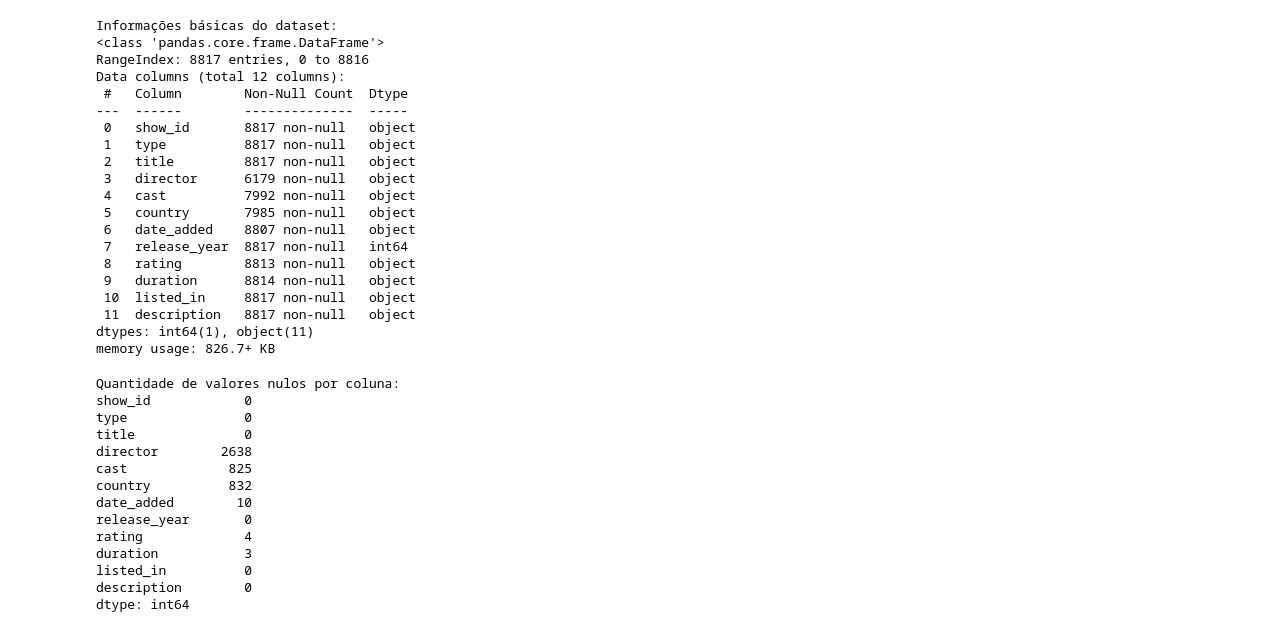
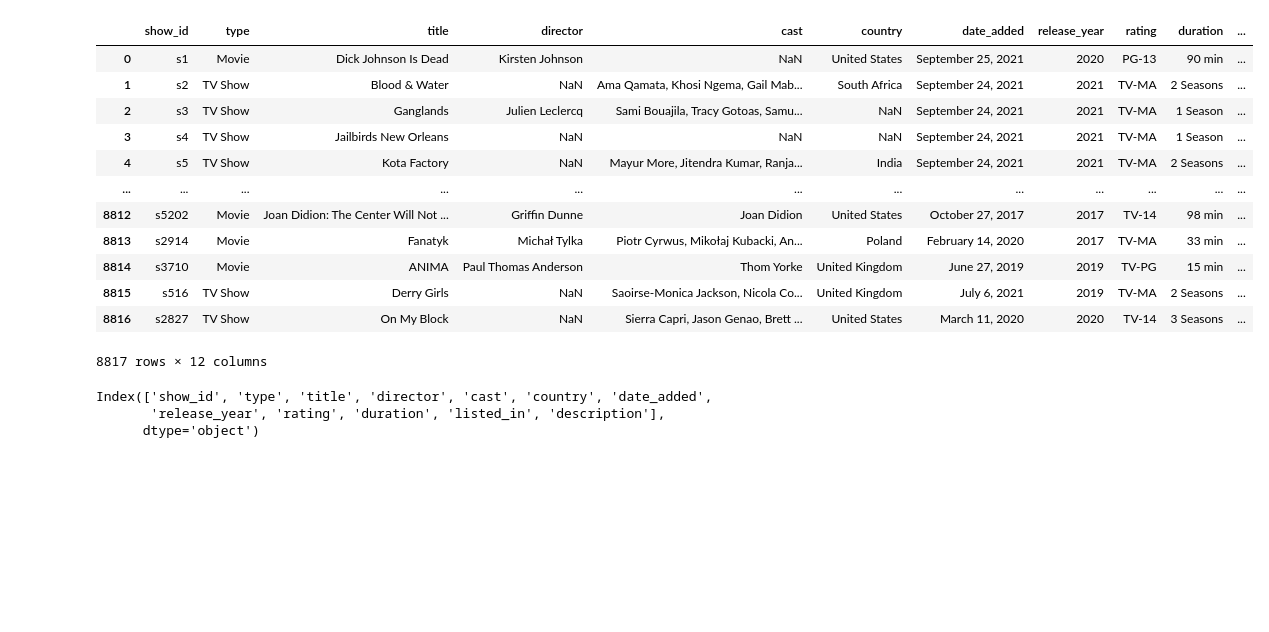
Before and after one commit to Luisbuscher/gc-python-2024, a Jupyter notebook: aula_03-04/exercicio_8/main.ipynb, the cells around one changed output. Saved outputs shown, nothing was run; the diff lists cells and outputs as text; code cells hidden in the pictures; blank space fills up the shorter version.

```diff
--- a/aula_03-04/exercicio_8/main.ipynb
+++ b/aula_03-04/exercicio_8/main.ipynb
@@ -29,44 +0,0 @@ Primeiras linhas do dataset:
-# %%
-# Informações basicas do dataset:
-print("\nInformações básicas do dataset:")
-df.info()
-# %% [output]
-Informações básicas do dataset:
-<class 'pandas.core.frame.DataFrame'>
-RangeIndex: 8817 entries, 0 to 8816
-Data columns (total 12 columns):
- #   Column        Non-Null Count  Dtype
----  ------        --------------  -----
- 0   show_id       8817 non-null   object
- 1   type          8817 non-null   object
- 2   title         8817 non-null   object
- 3   director      6179 non-null   object
- 4   cast          7992 non-null   object
- 5   country       7985 non-null   object
- 6   date_added    8807 non-null   object
- 7   release_year  8817 non-null   int64
- 8   rating        8813 non-null   object
- 9   duration      8814 non-null   object
- 10  listed_in     8817 non-null   object
- 11  description   8817 non-null   object
-dtypes: int64(1), object(11)
-memory usage: 826.7+ KB
-# %%
-# Qantidade de valores nulo:
-print("\nQuantidade de valores nulos por coluna:")
-print(df.isnull().sum())
-# %% [output]
-Quantidade de valores nulos por coluna:
-show_id            0
-type               0
-title              0
-director        2638
-cast             825
-country          832
-date_added        10
-release_year       0
-rating             4
-duration           3
-listed_in          0
-description        0
-dtype: int64
@@ -72,0 +3,23 @@ dtype: int64
+# %%
+dados_netflix = pd.read_csv("netflix.csv")
+dados_netflix
+# %% [output]
+|  | show_id | type | title | director | cast | country | date_added | release_year | rating | duration | ... |
+| 0 | s1 | Movie | Dick Johnson Is Dead | Kirsten Johnson | NaN | United States | September 25, 2021 | 2020 | PG-13 | 90 min | ... |
+| 1 | s2 | TV Show | Blood & Water | NaN | Ama Qamata, Khosi Ngema, Gail Mab... | South Africa | September 24, 2021 | 2021 | TV-MA | 2 Seasons | ... |
+| 2 | s3 | TV Show | Ganglands | Julien Leclercq | Sami Bouajila, Tracy Gotoas, Samu... | NaN | September 24, 2021 | 2021 | TV-MA | 1 Season | ... |
+| 3 | s4 | TV Show | Jailbirds New Orleans | NaN | NaN | NaN | September 24, 2021 | 2021 | TV-MA | 1 Season | ... |
+| 4 | s5 | TV Show | Kota Factory | NaN | Mayur More, Jitendra Kumar, Ranja... | India | September 24, 2021 | 2021 | TV-MA | 2 Seasons | ... |
+| ... | ... | ... | ... | ... | ... | ... | ... | ... | ... | ... | ... |
+| 8812 | s5202 | Movie | Joan Didion: The Center Will Not ... | Griffin Dunne | Joan Didion | United States | October 27, 2017 | 2017 | TV-14 | 98 min | ... |
+| 8813 | s2914 | Movie | Fanatyk | Michał Tylka | Piotr Cyrwus, Mikołaj Kubacki, An... | Poland | February 14, 2020 | 2017 | TV-MA | 33 min | ... |
+| 8814 | s3710 | Movie | ANIMA | Paul Thomas Anderson | Thom Yorke | United Kingdom | June 27, 2019 | 2019 | TV-PG | 15 min | ... |
+| 8815 | s516 | TV Show | Derry Girls | NaN | Saoirse-Monica Jackson, Nicola Co... | United Kingdom | July 6, 2021 | 2019 | TV-MA | 2 Seasons | ... |
+| 8816 | s2827 | TV Show | On My Block | NaN | Sierra Capri, Jason Genao, Brett ... | United States | March 11, 2020 | 2020 | TV-14 | 3 Seasons | ... |
+8817 rows × 12 columns
+# %%
+dados_netflix.columns
+# %% [output]
+Index(['show_id', 'type', 'title', 'director', 'cast', 'country', 'date_added',
+       'release_year', 'rating', 'duration', 'listed_in', 'description'],
+      dtype='object')
```
Also changed, not shown: parts of 8 cells of this notebook.
